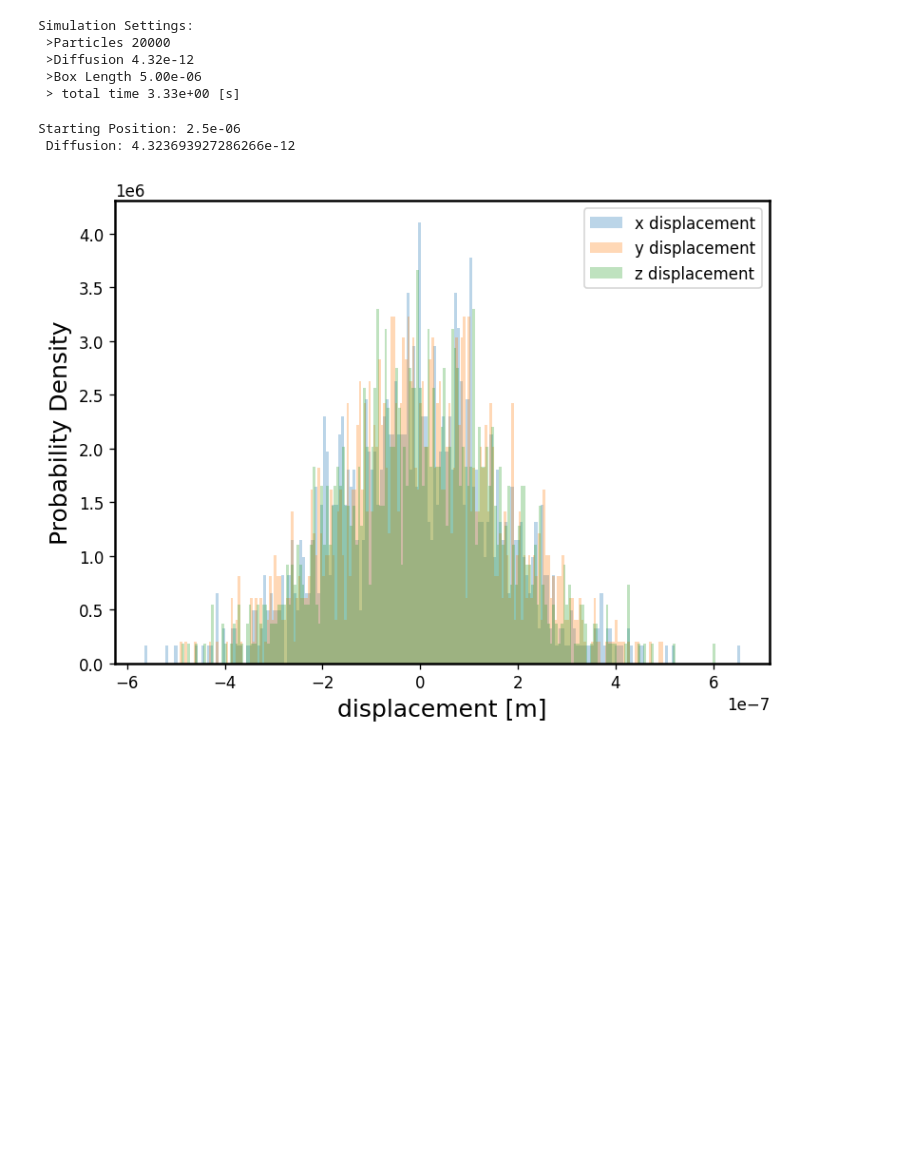
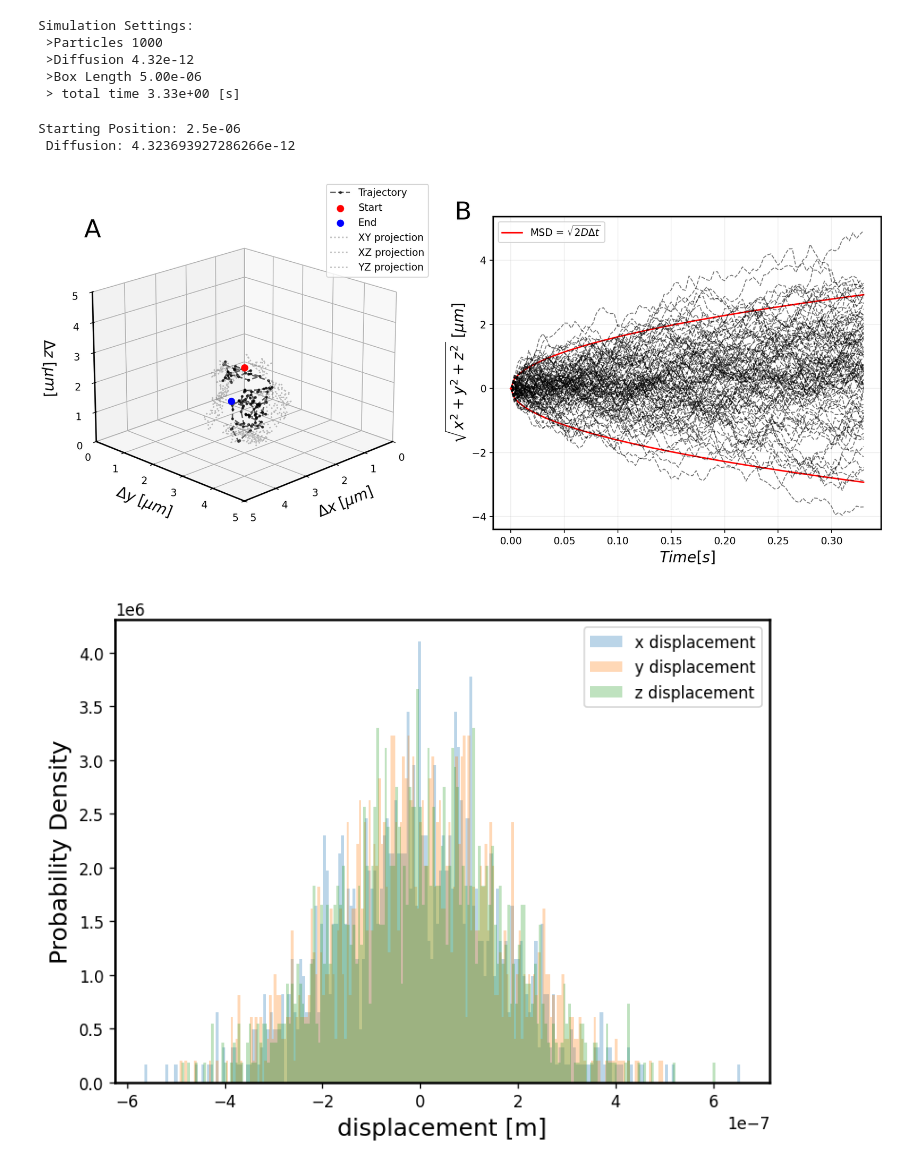
Before and after one commit to sinuose/ConfinedDiffusion, a Jupyter notebook: free_diffusion.ipynb, the cells around one changed output. Saved outputs shown, nothing was run; the diff lists cells and outputs as text; code cells hidden in the pictures; blank space fills up the shorter version.

```diff
--- a/free_diffusion.ipynb
+++ b/free_diffusion.ipynb
@@ -533,7 +533,7 @@ os.makedirs(output_dir, exist_ok=True)
 # ------------------------------------------------------------------------------------
 
 
-N = 20000              # number of simultaneous simulations
+N = 1000              # number of simultaneous simulations
 dt = 1/300              # 1/fps
 steps = 1000           # steps
 total_time = steps * dt
@@ -550,7 +550,7 @@ box_length_m = 5e-6                # m?
 print(f"Simulation Settings: \n >Particles {N} \n >Diffusion {D:.2e} \n >Box Length {box_length_m:.2e} \n > total time {total_time:.2e} [s]")
 # %% [output]
 Simulation Settings:
- >Particles 20000
+ >Particles 1000
  >Diffusion 4.32e-12
  >Box Length 5.00e-06
  > total time 3.33e+00 [s]
@@ -674,34 +674,36 @@ ax2.plot(dt * lag, -pos_dist, 'r')
 ax2.grid(alpha=0.2)
 for i in tqdm(range(100)):
         x1 = np.array(XD[:100, 0, i]) * 10**6
         y1 = np.array(XD[:100, 1, i]) * 10**6
         z1 = np.array(XD[:100, 2, i]) * 10**6
         #free_sim.plotFlattenedTrajectory(fig, ax2, particle_index=i, x_max=100)
         abs_pos = np.sqrt(x1**2 + y1**2 + z1**2) - np.sqrt(x1[0]**2 + y1[0]**2 + z1[0]**2)
         #print(np.shape(abs_pos))
         # Plot the trajectory
         ax2.plot(dt * lag, abs_pos, color='black', linestyle='dashed', alpha=0.5, linewidth=1)
         ax2.plot(0, abs_pos[0], 'ro', markersize=1)
 ax2.legend()
 ax2.set_ylabel(r'$\sqrt{x^2 + y^2 + z^2}$ $[\mu m]$')
 ax2.set_xlabel(r'$Time [s]$')
 
 ax1.text2D(0.1, 0.85, "A", transform=ax1.transAxes,
            fontsize=25)
 
 ax2.text(-0.1, 0.99, "B", transform=ax2.transAxes,
            fontsize=25)
 y_fig = 0.85  # adjust this to match the height of your A/B labels
 
 line = plt.Line2D([0.05, 0.95], [y_fig, y_fig],
                   transform=fig.transFigure,
                   color='black',
                   linestyle='-',
                   linewidth=1,
                   alpha=0.7)
 #fig.add_artist(line)
 plt.tight_layout()
-savefig('free_diff_visual')
+#savefig('free_diff_visual')
+# %% [output]
+[figure, added]
 # %%
 %matplotlib inline
 fig2 = plt.figure(dpi=120, constrained_layout=True)
```
Also changed, not shown: parts of 1 cell of this notebook, 27 other files.
